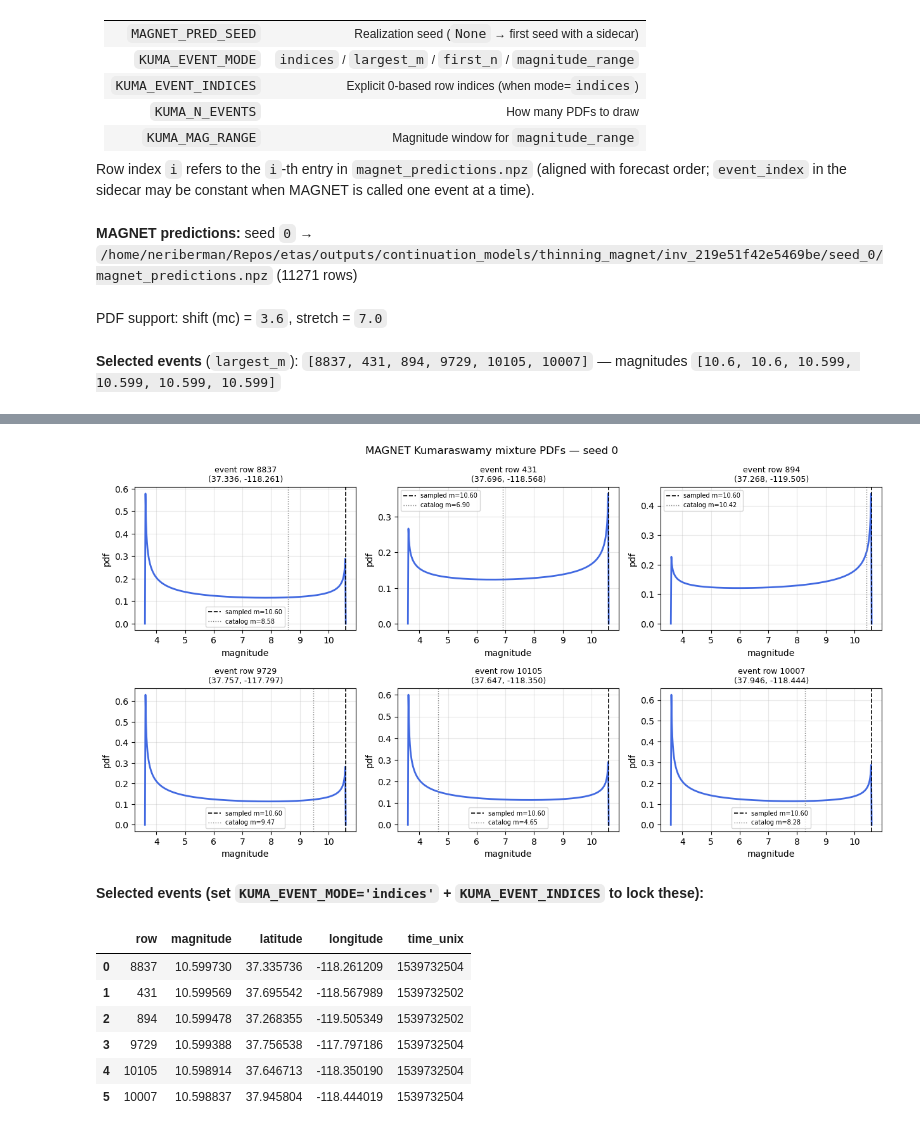
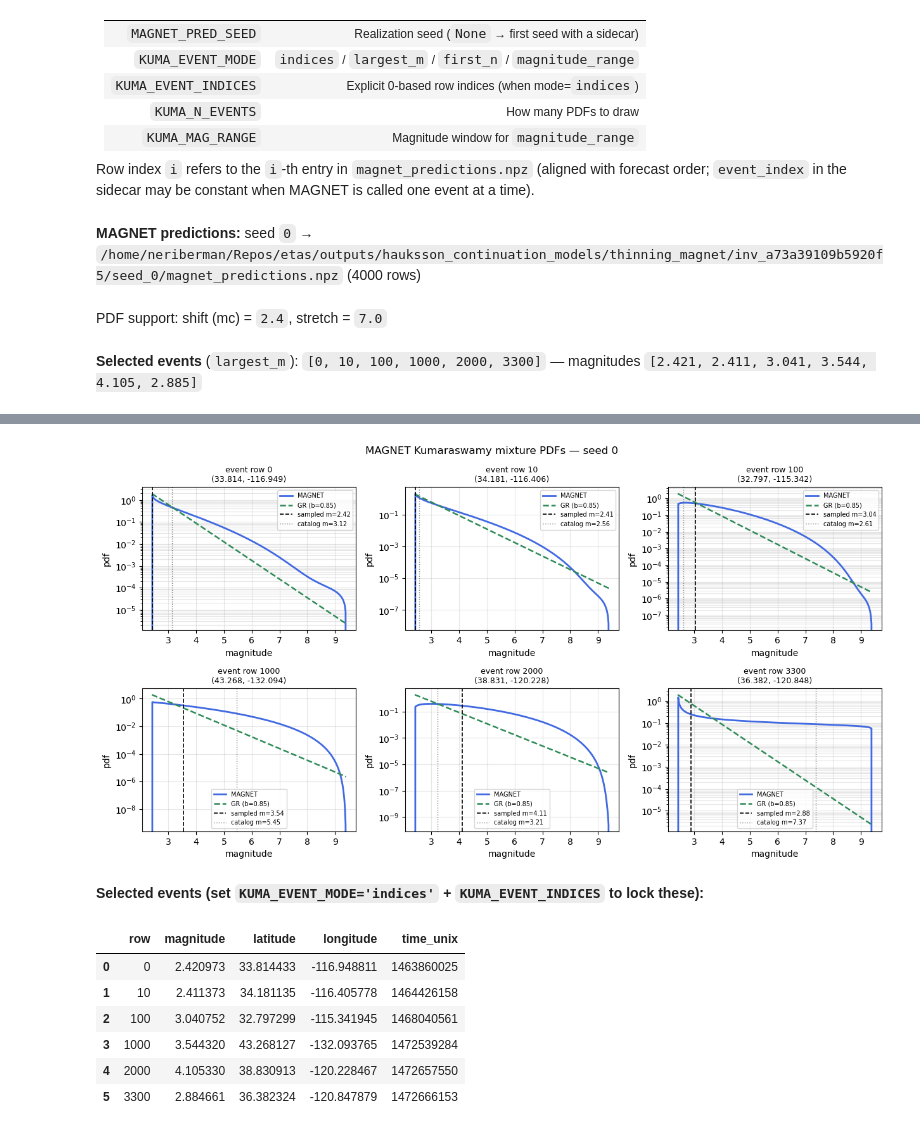
Before and after one commit to Ner-Ber/etas_edits, a Jupyter notebook: notebooks/compare_thinning_vs_thinning_magnet_ensemble.ipynb, the cells around one changed output, grey strips where cells are left out. Cells and saved outputs as stored; diff of their text form; code cells hidden in the pictures.

```diff
--- a/notebooks/compare_thinning_vs_thinning_magnet_ensemble.ipynb
+++ b/notebooks/compare_thinning_vs_thinning_magnet_ensemble.ipynb
@@ -86,17 +86,18 @@ for _candidate in [
         break
 
 # Default: run_continuation_models.py output root (config "output_root").
-OUTPUT_ROOT = REPO_ROOT / "outputs/continuation_models"
+# OUTPUT_ROOT = REPO_ROOT / "outputs/continuation_models"
+OUTPUT_ROOT = REPO_ROOT / "outputs/hauksson_continuation_models"
 
 # Which methods to compare. None → auto-discover whatever exists under OUTPUT_ROOT.
 # Examples: ["thinning", "thinning_magnet"]  |  ["etas"]  |  ["etas", "thinning", "thinning_magnet"]
 METHODS: list[str] | None = None
 
 # Pin a specific inversion id, or None to pick the newest inv_* shared by selected methods.
-INVERSION_ID: str | None = '219e51f42e5469be'  # e.g. "219e51f42e5469be" or None
+INVERSION_ID: str | None = 'inv_a73a39109b5920f5'  # e.g. "219e51f42e5469be" or None
 
 # Seed selection
-LOAD_MODE: Literal["all", "first_n", "seeds"] = "first_n"
+LOAD_MODE: Literal["all", "first_n", "seeds"] = "all"
 FIRST_N: int = 5
 SEEDS: list[int] = [0, 1, 2, 3, 4]
 
@@ -435,6 +436,7 @@ def load_intensity_context(output_root: Path, ensemble_dir: Path, meta: dict, se
     forecast_end_t = (forecast_end_dt - pd.Timestamp("1970-01-01")) / pd.Timedelta("1D")
     return {
         "mc": mc,
+        "beta": float(etas_inversion.beta),
         "history_df": history_df,
         "forecast_start_t": forecast_start_t,
         "forecast_days": float(forecast_end_t - forecast_start_t),
@@ -707,6 +707,7 @@ else:
 try:
     ctx = load_intensity_context(OUTPUT_ROOT, primary_dir, primary_meta, selected_seeds[0])
     mc_val = float(ctx["mc"])
+    beta_val = float(ctx["beta"])
     forecast_days = float(ctx["forecast_days"])
     timewindow_start = ctx.get("timewindow_start")
     timewindow_end = ctx.get("timewindow_end")
@@ -730,6 +731,7 @@ except Exception as exc:
     train_dt_days = np.array([], dtype=float)
     train_days = 0.0
     mc_val = float("nan")
+    beta_val = float("nan")
 
 t_grid = np.linspace(-train_days, forecast_days, 200)
 curves_by_method = {
@@ -1085,11 +1057,18 @@ else:
         preds_arr = np.asarray(magnet_preds["model_prediction"])
         event_ids = select_kuma_event_indices(
             mags,
-            mode=KUMA_EVENT_MODE,
-            indices=KUMA_EVENT_INDICES,
-            n_events=KUMA_N_EVENTS,
-            mag_range=KUMA_MAG_RANGE,
+            mode='indices',
+            indices=[0, 10,100,1000,2000,3300],
+            n_events=100,
+            mag_range=[0,10],
         )
+        # event_ids = select_kuma_event_indices(
+        #     mags,
+        #     mode=KUMA_EVENT_MODE,
+        #     indices=KUMA_EVENT_INDICES,
+        #     n_events=KUMA_N_EVENTS,
+        #     mag_range=KUMA_MAG_RANGE,
+        # )
         display(Markdown(
             f"**Selected events** (`{KUMA_EVENT_MODE}`): `{event_ids}` — "
             f"magnitudes `{[round(float(mags[i]), 3) for i in event_ids]}`"
@@ -1106,6 +1085,11 @@ else:
         else:
             m_lo, m_hi, n_grid = KUMA_M_GRID
         m_grid = np.linspace(m_lo, m_hi, int(n_grid))
+        gr_pdf = (
+            beta_val * np.exp(-beta_val * (m_grid - shift))
+            if np.isfinite(beta_val) and beta_val > 0
+            else None
+        )
 
         n_show = len(event_ids)
         n_cols = min(3, max(1, n_show))
@@ -1119,7 +1103,23 @@ else:
             ax.set_visible(True)
             pred_row = preds_arr[event_i]
             pdf = magnitude_pdf_from_prediction(m_grid, pred_row, shift=shift, stretch=stretch)
-            ax.plot(m_grid, pdf, color=METHOD_COLORS["thinning_magnet"], lw=2.0)
+            ax.plot(
+                m_grid,
+                pdf,
+                color=METHOD_COLORS["thinning_magnet"],
+                lw=2.0,
+                label="MAGNET",
+            )
+            if gr_pdf is not None:
+                b_value = beta_val / np.log(10.0)
+                ax.plot(
+                    m_grid,
+                    gr_pdf,
+                    color=METHOD_COLORS.get("etas", "tab:blue"),
+                    ls="--",
+                    lw=1.8,
+                    label=f"GR (b={b_value:.2f})",
+                )
             sampled_m = float(mags[event_i])
             ax.axvline(sampled_m, color="black", ls="--", lw=1.2, label=f"sampled m={sampled_m:.2f}")
             if event_i < n_align:
@@ -1131,7 +1131,8 @@ else:
             ax.set_title(f"event row {event_i}\n({lat:.3f}, {lon:.3f})", fontsize=9)
             ax.set_xlabel("magnitude")
             ax.set_ylabel("pdf")
-            ax.grid(True, alpha=0.3)
+            ax.set_yscale("log")
+            ax.grid(True, alpha=0.3, which="both")
             ax.legend(fontsize=7)
 
         fig.suptitle(
@@ -1157,6 +1158,6 @@ else:
         display(Markdown("**Selected events (set `KUMA_EVENT_MODE='indices'` + `KUMA_EVENT_INDICES` to lock these):**"))
         display(pd.DataFrame(rows).drop(columns=["pred_params"]))
 # %% [output]
-**MAGNET predictions:** seed `0` → `/home/neriberman/Repos/etas/outputs/continuation_models/thinning_magnet/inv_219e51f42e5469be/seed_0/magnet_predictions.npz` (11271 rows)
+**MAGNET predictions:** seed `0` → `/home/neriberman/Repos/etas/outputs/hauksson_continuation_models/thinning_magnet/inv_a73a39109b5920f5/seed_0/magnet_predictions.npz` (4000 rows)
-PDF support: shift (mc) = `3.6`, stretch = `7.0`
+PDF support: shift (mc) = `2.4`, stretch = `7.0`
-**Selected events** (`largest_m`): `[8837, 431, 894, 9729, 10105, 10007]` — magnitudes `[10.6, 10.6, 10.599, 10.599, 10.599, 10.599]`
+**Selected events** (`largest_m`): `[0, 10, 100, 1000, 2000, 3300]` — magnitudes `[2.421, 2.411, 3.041, 3.544, 4.105, 2.885]`
@@ -1180,9 +1164,9 @@ PDF support: shift (mc) = `3.6`, stretch = `7.0`
-[figure, old version]
+[figure, new version]
 **Selected events (set `KUMA_EVENT_MODE='indices'` + `KUMA_EVENT_INDICES` to lock these):**
 |  | row | magnitude | latitude | longitude | time_unix |
-| 0 | 8837 | 10.599730 | 37.335736 | -118.261209 | 1539732504 |
-| 1 | 431 | 10.599569 | 37.695542 | -118.567989 | 1539732502 |
-| 2 | 894 | 10.599478 | 37.268355 | -119.505349 | 1539732502 |
-| 3 | 9729 | 10.599388 | 37.756538 | -117.797186 | 1539732504 |
-| 4 | 10105 | 10.598914 | 37.646713 | -118.350190 | 1539732504 |
-| 5 | 10007 | 10.598837 | 37.945804 | -118.444019 | 1539732504 |
+| 0 | 0 | 2.420973 | 33.814433 | -116.948811 | 1463860025 |
+| 1 | 10 | 2.411373 | 34.181135 | -116.405778 | 1464426158 |
+| 2 | 100 | 3.040752 | 32.797299 | -115.341945 | 1468040561 |
+| 3 | 1000 | 3.544320 | 43.268127 | -132.093765 | 1472539284 |
+| 4 | 2000 | 4.105330 | 38.830913 | -120.228467 | 1472657550 |
+| 5 | 3300 | 2.884661 | 36.382324 | -120.847879 | 1472666153 |
```
Also changed, not shown: parts of 6 cells of this notebook, 2 other files.
